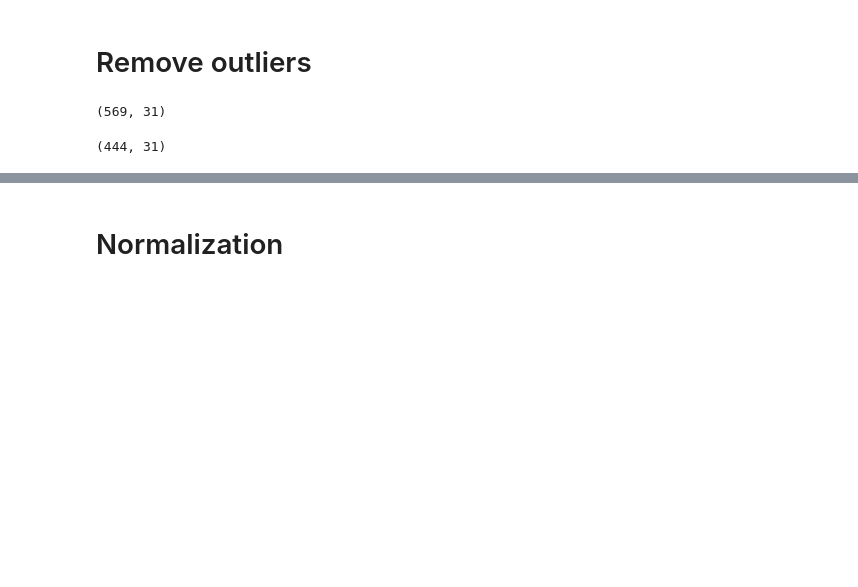
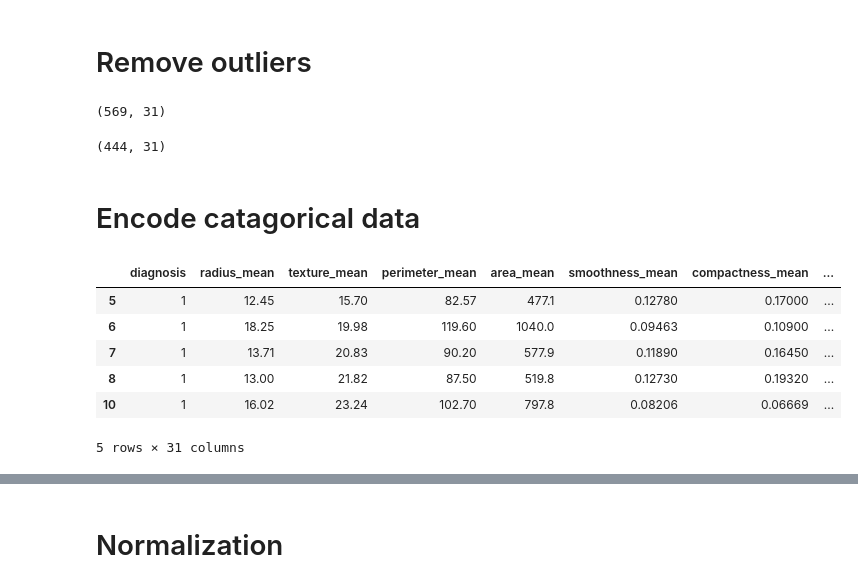
Before and after one commit to INCREDIBLE-AURNOB/Cancer-data-EDA-, a Jupyter notebook: cancer_data_prediction.ipynb, the cells around one changed output, grey strips where cells are left out. Saved outputs shown, nothing was run; the diff lists cells and outputs as text; code cells hidden in the pictures; blank space fills up the shorter version.

```diff
--- a/cancer_data_prediction.ipynb
+++ b/cancer_data_prediction.ipynb
@@ -203,3 +207,15 @@ for feature in numeric_cols:
 df.shape
 # %% [output]
 (444, 31)
+# %% [markdown]
+# Encode catagorical data
+# %%
+df.head()
+# %% [output]
+|  | diagnosis | radius_mean | texture_mean | perimeter_mean | area_mean | smoothness_mean | compactness_mean | ... |
+| 5 | 1 | 12.45 | 15.70 | 82.57 | 477.1 | 0.12780 | 0.17000 | ... |
+| 6 | 1 | 18.25 | 19.98 | 119.60 | 1040.0 | 0.09463 | 0.10900 | ... |
+| 7 | 1 | 13.71 | 20.83 | 90.20 | 577.9 | 0.11890 | 0.16450 | ... |
+| 8 | 1 | 13.00 | 21.82 | 87.50 | 519.8 | 0.12730 | 0.19320 | ... |
+| 10 | 1 | 16.02 | 23.24 | 102.70 | 797.8 | 0.08206 | 0.06669 | ... |
+5 rows × 31 columns
```
Also changed, not shown: parts of 9 cells of this notebook.
